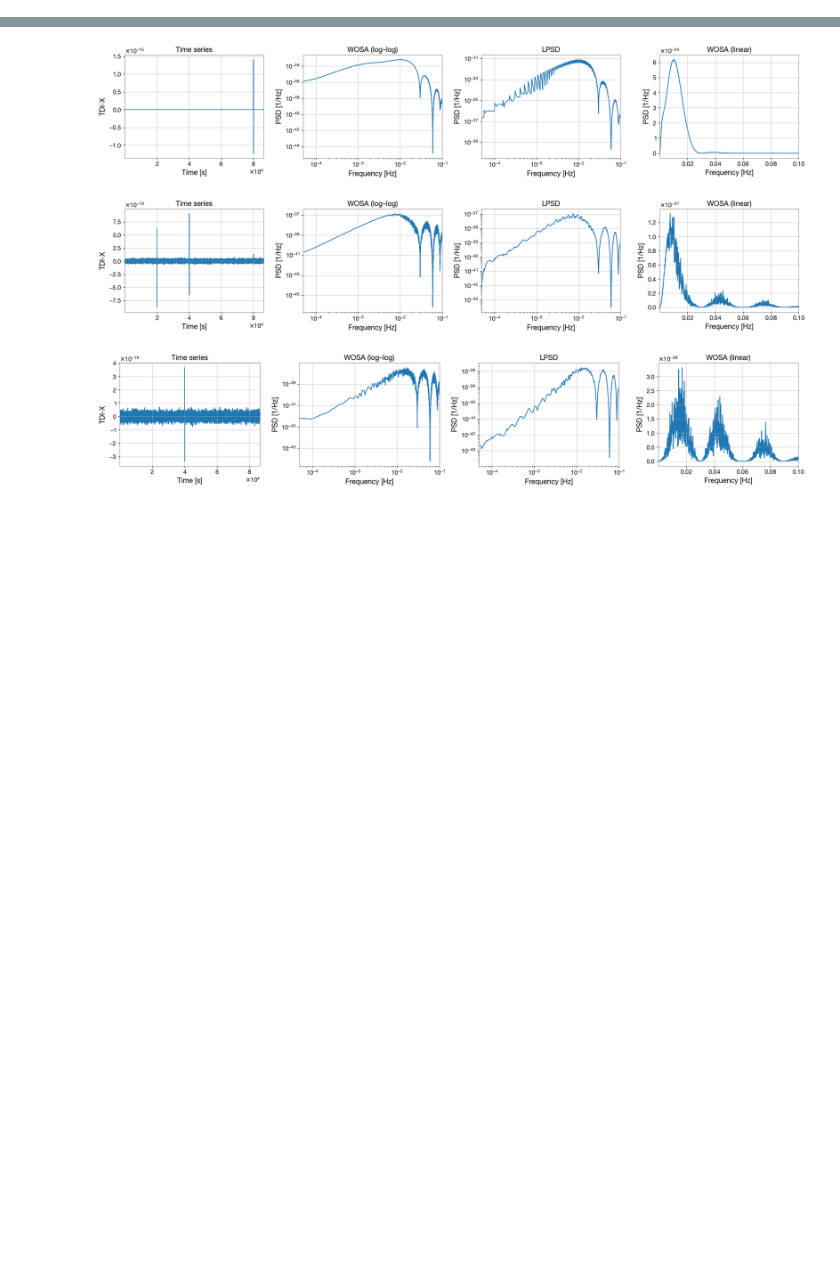
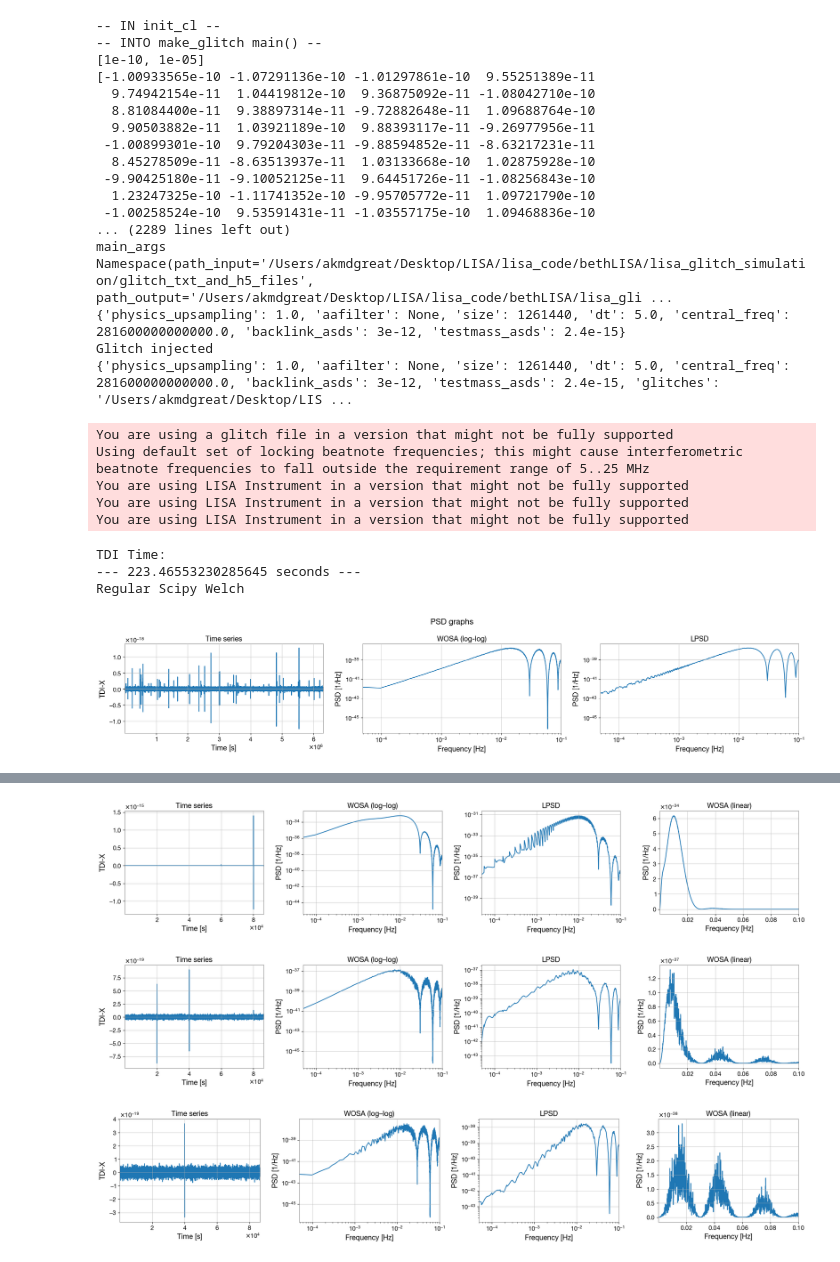
Before and after one commit to AkmDgreat/AkshatLISA, a Jupyter notebook: AkshatLISA/notebooks/makingPSDs.ipynb, the cells around one changed output, grey strips where cells are left out. Cells and saved outputs as stored; diff of their text form; code cells hidden in the pictures; blank space fills up the shorter version.

```diff
--- a/AkshatLISA/notebooks/makingPSDs.ipynb
+++ b/AkshatLISA/notebooks/makingPSDs.ipynb
@@ -55,2 +112,41 @@ for filename in os.listdir(tdi_output_directory):
+# %%
+run_make_and_inject(
+    directory = os.path.join(glitch_simulation_directory, "simulate_glitches"),
+    h5_out =     "fifth_year_glitch.h5",
+    txt_out =    "fifth_year_glitch.txt",
+    cfg_glitch = "glitch_cfg_fifth_yr.yml",
+    tdi_final =  "fifth_year_glitch_tdi.h5"
+)
+
+psdAndPlotTDI(
+    tdi_file_path = os.path.join(tdi_output_directory, "fifth_year_glitch_tdi.h5")
+)
+# %% [output]
+-- IN init_cl --
+-- INTO make_glitch main() --
+[1e-10, 1e-05]
+[-1.00933565e-10 -1.07291136e-10 -1.01297861e-10  9.55251389e-11
+  9.74942154e-11  1.04419812e-10  9.36875092e-11 -1.08042710e-10
+  8.81084400e-11  9.38897314e-11 -9.72882648e-11  1.09688764e-10
+  9.90503882e-11  1.03921189e-10  9.88393117e-11 -9.26977956e-11
+ -1.00899301e-10  9.79204303e-11 -9.88594852e-11 -8.63217231e-11
+  8.45278509e-11 -8.63513937e-11  1.03133668e-10  1.02875928e-10
+ -9.90425180e-11 -9.10052125e-11  9.64451726e-11 -1.08256843e-10
+  1.23247325e-10 -1.11741352e-10 -9.95705772e-11  1.09721790e-10
+ -1.00258524e-10  9.53591431e-11 -1.03557175e-10  1.09468836e-10
+... (2289 lines left out)
+main_args Namespace(path_input='/Users/akmdgreat/Desktop/LISA/lisa_code/bethLISA/lisa_glitch_simulation/glitch_txt_and_h5_files', path_output='/Users/akmdgreat/Desktop/LISA/lisa_code/bethLISA/lisa_gli ...
+{'physics_upsampling': 1.0, 'aafilter': None, 'size': 1261440, 'dt': 5.0, 'central_freq': 281600000000000.0, 'backlink_asds': 3e-12, 'testmass_asds': 2.4e-15}
+Glitch injected
+{'physics_upsampling': 1.0, 'aafilter': None, 'size': 1261440, 'dt': 5.0, 'central_freq': 281600000000000.0, 'backlink_asds': 3e-12, 'testmass_asds': 2.4e-15, 'glitches': '/Users/akmdgreat/Desktop/LIS ...
+You are using a glitch file in a version that might not be fully supported
+Using default set of locking beatnote frequencies; this might cause interferometric beatnote frequencies to fall outside the requirement range of 5..25 MHz
+You are using LISA Instrument in a version that might not be fully supported
+You are using LISA Instrument in a version that might not be fully supported
+You are using LISA Instrument in a version that might not be fully supported
+TDI Time:
+--- 223.46553230285645 seconds ---
+Regular Scipy Welch
+[figure, added]
 # %%
 # debugging
```
Also changed, not shown: parts of 3 cells of this notebook, 17 other files.
